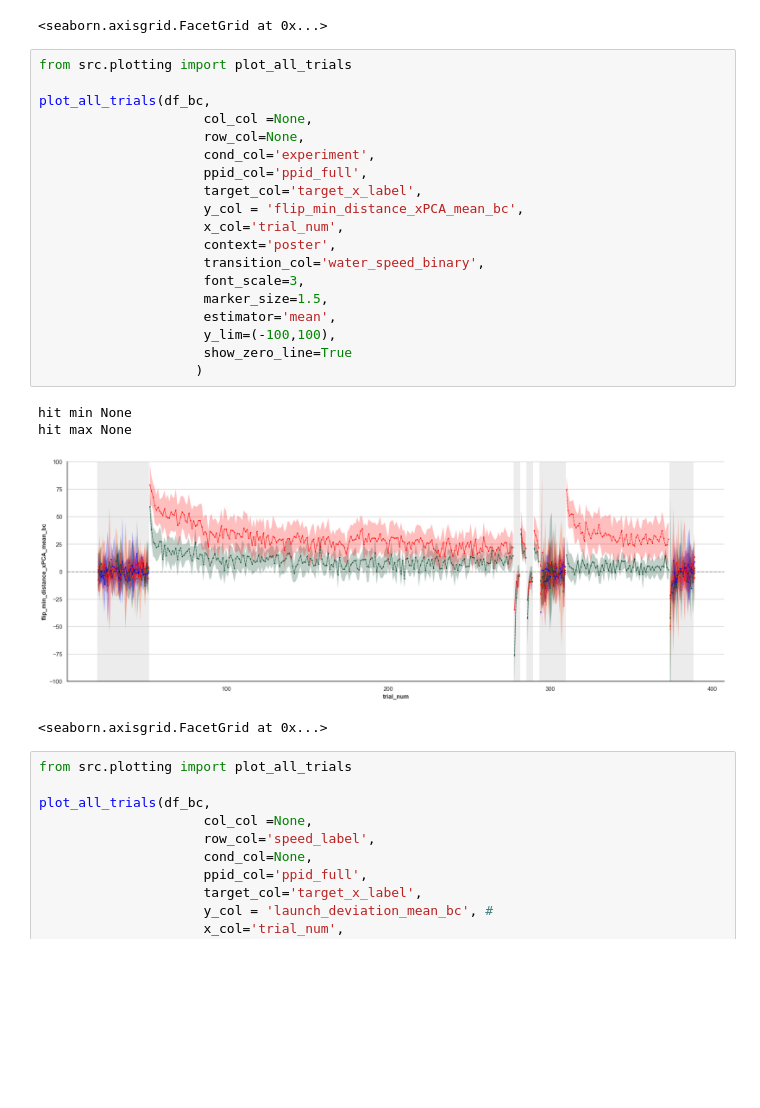
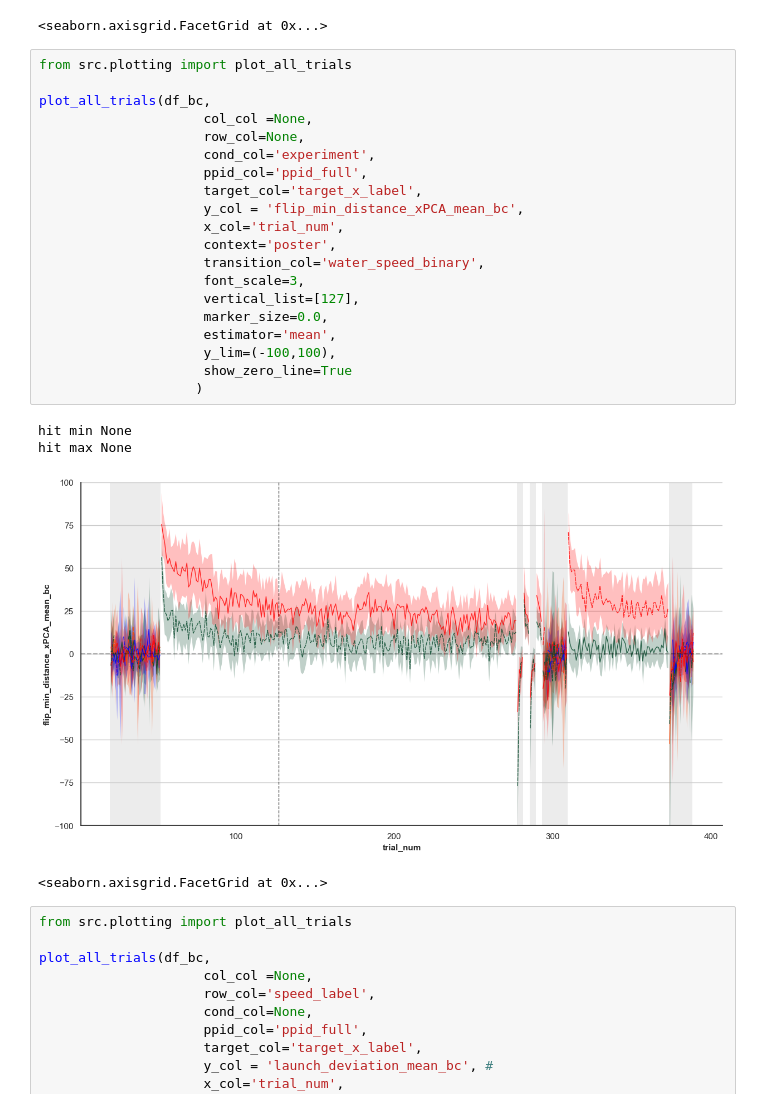
Before and after one commit to jacobjb02/vr-motor-adaptation-notebooks, a Jupyter notebook: Notebook/Spatial_Generalization_working.ipynb, the cells around one changed output. Saved outputs shown, nothing was run; the diff lists cells and outputs as text; blank space fills up the shorter version.

```diff
--- a/Notebook/Spatial_Generalization_working.ipynb
+++ b/Notebook/Spatial_Generalization_working.ipynb
@@ -622,26 +622,27 @@ hit max None
 # %%
 from src.plotting import plot_all_trials
 
 plot_all_trials(df_bc,
                      col_col =None,
                      row_col=None,
                      cond_col='experiment',
                      ppid_col='ppid_full',
                      target_col='target_x_label',
                      y_col = 'flip_min_distance_xPCA_mean_bc',
                      x_col='trial_num',
                      context='poster',
                      transition_col='water_speed_binary',
                      font_scale=3,
-                     marker_size=1.5,
+                     vertical_list=[127],
+                     marker_size=0.0,
                      estimator='mean',
                      y_lim=(-100,100),
                      show_zero_line=True
                     )
 # %% [output]
 hit min None
 hit max None
-[figure, old version]
+[figure, new version]
 <seaborn.axisgrid.FacetGrid at 0x...>
 # %%
 from src.plotting import plot_all_trials
```
Also changed, not shown: parts of 1 cell of this notebook, 4 other files.
